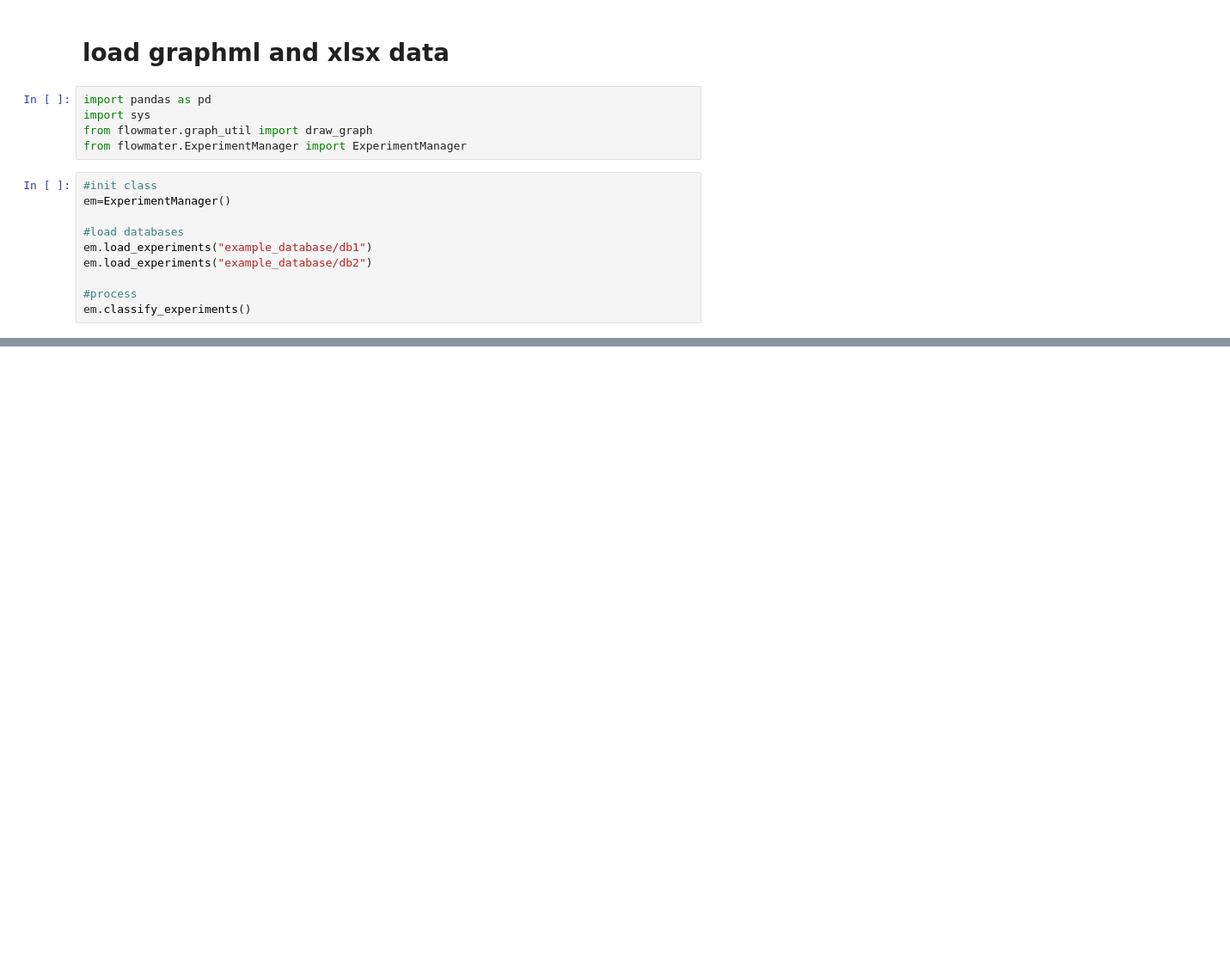
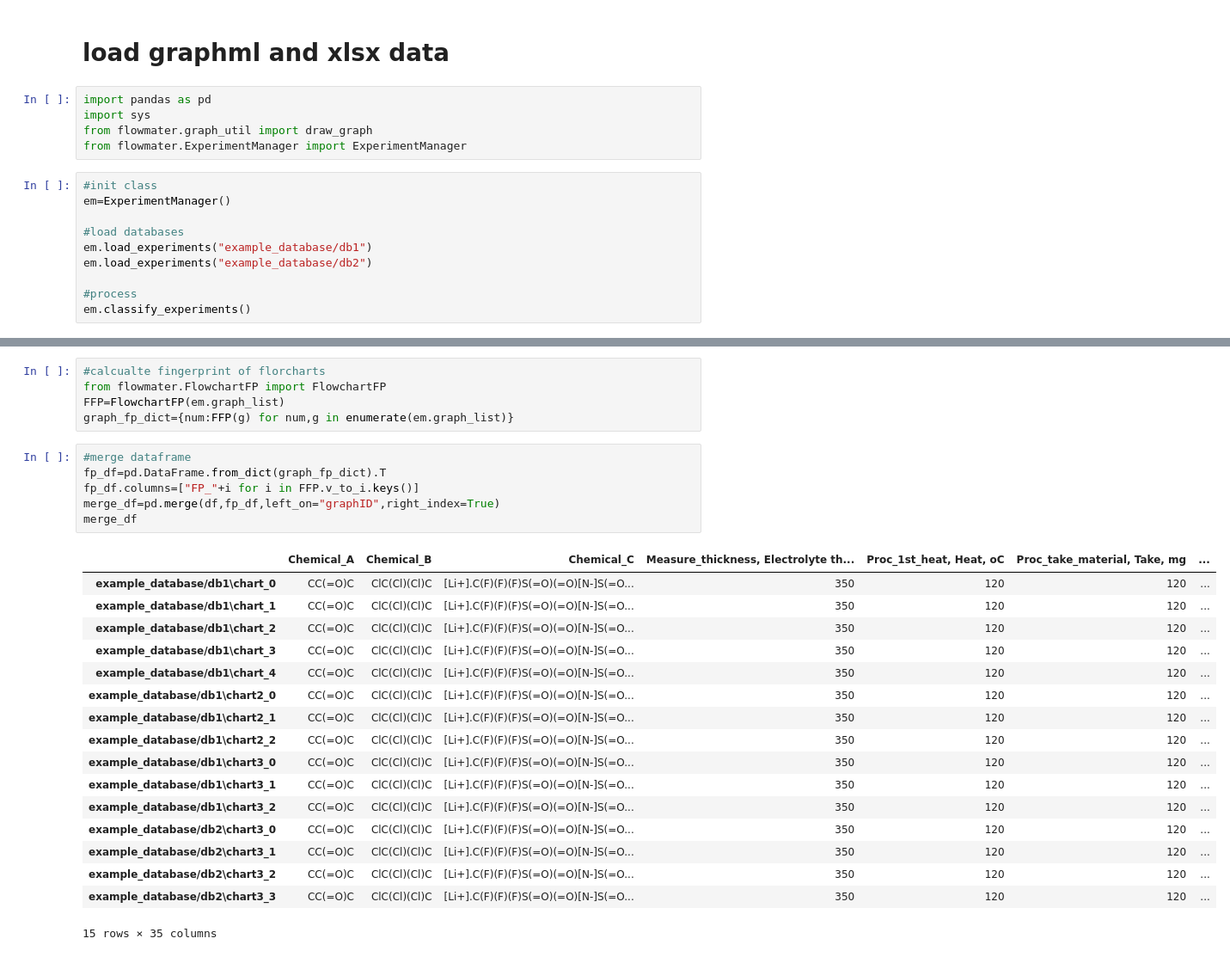
Before and after one commit to KanHatakeyama/flowmater, a Jupyter notebook: example.ipynb, the cells around one changed output, grey strips where cells are left out. Shown at 86% size. Cells and saved outputs as stored; diff of their text form; blank space fills up the shorter version.

Commit message:
implement fingerprint

```diff
--- a/example.ipynb
+++ b/example.ipynb
@@ -42,0 +46,29 @@ draw_graph(em.graph_list[2])
+# %%
+#calcualte fingerprint of florcharts
+from flowmater.FlowchartFP import FlowchartFP
+FFP=FlowchartFP(em.graph_list)
+graph_fp_dict={num:FFP(g) for num,g in enumerate(em.graph_list)}
+# %%
+#merge dataframe
+fp_df=pd.DataFrame.from_dict(graph_fp_dict).T
+fp_df.columns=["FP_"+i for i in FFP.v_to_i.keys()]
+merge_df=pd.merge(df,fp_df,left_on="graphID",right_index=True)
+merge_df
+# %% [output]
+|  | Chemical_A | Chemical_B | Chemical_C | Measure_thickness, Electrolyte th... | Proc_1st_heat, Heat, oC | Proc_take_material, Take, mg | ... |
+| example_database/db1\chart_0 | CC(=O)C | ClC(Cl)(Cl)C | [Li+].C(F)(F)(F)S(=O)(=O)[N-]S(=O... | 350 | 120 | 120 | ... |
+| example_database/db1\chart_1 | CC(=O)C | ClC(Cl)(Cl)C | [Li+].C(F)(F)(F)S(=O)(=O)[N-]S(=O... | 350 | 120 | 120 | ... |
+| example_database/db1\chart_2 | CC(=O)C | ClC(Cl)(Cl)C | [Li+].C(F)(F)(F)S(=O)(=O)[N-]S(=O... | 350 | 120 | 120 | ... |
+| example_database/db1\chart_3 | CC(=O)C | ClC(Cl)(Cl)C | [Li+].C(F)(F)(F)S(=O)(=O)[N-]S(=O... | 350 | 120 | 120 | ... |
+| example_database/db1\chart_4 | CC(=O)C | ClC(Cl)(Cl)C | [Li+].C(F)(F)(F)S(=O)(=O)[N-]S(=O... | 350 | 120 | 120 | ... |
+| example_database/db1\chart2_0 | CC(=O)C | ClC(Cl)(Cl)C | [Li+].C(F)(F)(F)S(=O)(=O)[N-]S(=O... | 350 | 120 | 120 | ... |
+| example_database/db1\chart2_1 | CC(=O)C | ClC(Cl)(Cl)C | [Li+].C(F)(F)(F)S(=O)(=O)[N-]S(=O... | 350 | 120 | 120 | ... |
+| example_database/db1\chart2_2 | CC(=O)C | ClC(Cl)(Cl)C | [Li+].C(F)(F)(F)S(=O)(=O)[N-]S(=O... | 350 | 120 | 120 | ... |
+| example_database/db1\chart3_0 | CC(=O)C | ClC(Cl)(Cl)C | [Li+].C(F)(F)(F)S(=O)(=O)[N-]S(=O... | 350 | 120 | 120 | ... |
+| example_database/db1\chart3_1 | CC(=O)C | ClC(Cl)(Cl)C | [Li+].C(F)(F)(F)S(=O)(=O)[N-]S(=O... | 350 | 120 | 120 | ... |
+| example_database/db1\chart3_2 | CC(=O)C | ClC(Cl)(Cl)C | [Li+].C(F)(F)(F)S(=O)(=O)[N-]S(=O... | 350 | 120 | 120 | ... |
+| example_database/db2\chart3_0 | CC(=O)C | ClC(Cl)(Cl)C | [Li+].C(F)(F)(F)S(=O)(=O)[N-]S(=O... | 350 | 120 | 120 | ... |
+| example_database/db2\chart3_1 | CC(=O)C | ClC(Cl)(Cl)C | [Li+].C(F)(F)(F)S(=O)(=O)[N-]S(=O... | 350 | 120 | 120 | ... |
+| example_database/db2\chart3_2 | CC(=O)C | ClC(Cl)(Cl)C | [Li+].C(F)(F)(F)S(=O)(=O)[N-]S(=O... | 350 | 120 | 120 | ... |
+| example_database/db2\chart3_3 | CC(=O)C | ClC(Cl)(Cl)C | [Li+].C(F)(F)(F)S(=O)(=O)[N-]S(=O... | 350 | 120 | 120 | ... |
+15 rows × 35 columns
```
Also changed, not shown: parts of 3 cells of this notebook, 5 other files.
